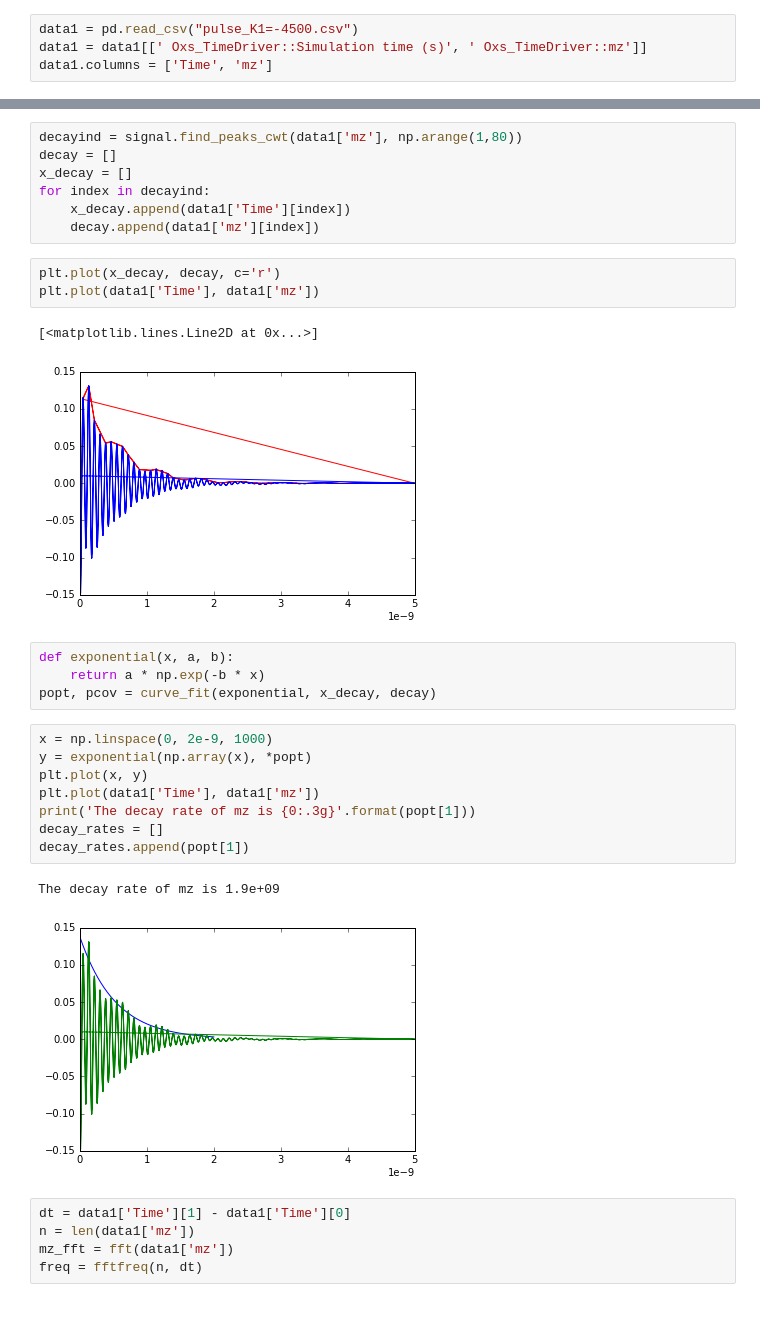
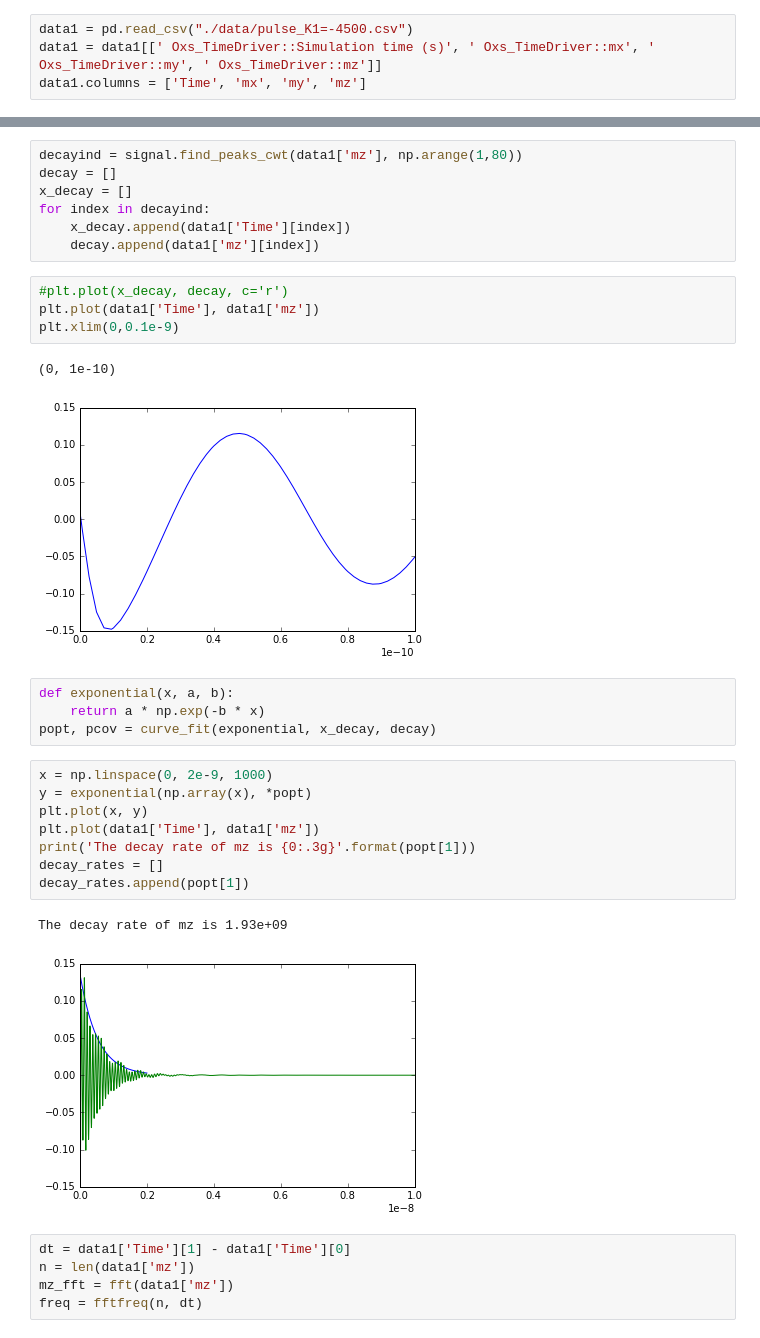
Before and after one commit to carlosmiguelpatino/FerromagneticResonance, a Jupyter notebook: Ferromagnetic Resonance Analysis.ipynb, the cells around one changed output, grey strips where cells are left out. Drawn from its saved outputs; the diff is of its cells as text.

```diff
--- a/Ferromagnetic Resonance Analysis.ipynb
+++ b/Ferromagnetic Resonance Analysis.ipynb
@@ -7,6 +7,6 @@ from scipy.optimize import curve_fit
 import matplotlib.pylab as plt
 %matplotlib inline
 # %%
-data1 = pd.read_csv("pulse_K1=-4500.csv")
-data1 = data1[[' Oxs_TimeDriver::Simulation time (s)', ' Oxs_TimeDriver::mz']]
-data1.columns = ['Time', 'mz']
+data1 = pd.read_csv("./data/pulse_K1=-4500.csv")
+data1 = data1[[' Oxs_TimeDriver::Simulation time (s)', ' Oxs_TimeDriver::mx', ' Oxs_TimeDriver::my', ' Oxs_TimeDriver::mz']]
+data1.columns = ['Time', 'mx', 'my', 'mz']
@@ -30,11 +38,12 @@ for index in decayind:
     x_decay.append(data1['Time'][index])
     decay.append(data1['mz'][index])
 # %%
-plt.plot(x_decay, decay, c='r')
+#plt.plot(x_decay, decay, c='r')
 plt.plot(data1['Time'], data1['mz'])
+plt.xlim(0,0.1e-9)
 # %% [output]
-[<matplotlib.lines.Line2D at 0x...>]
+(0, 1e-10)
-[figure, old version]
+[figure, new version]
 # %%
 def exponential(x, a, b):
     return a * np.exp(-b * x)
@@ -48,8 +57,8 @@ print('The decay rate of mz is {0:.3g}'.format(popt[1]))
 decay_rates = []
 decay_rates.append(popt[1])
 # %% [output]
-The decay rate of mz is 1.9e+09
+The decay rate of mz is 1.93e+09
-[figure, old version]
+[figure, new version]
 # %%
 dt = data1['Time'][1] - data1['Time'][0]
 n = len(data1['mz'])
```
Also changed, not shown: parts of 5 cells of this notebook, 9 other files.
